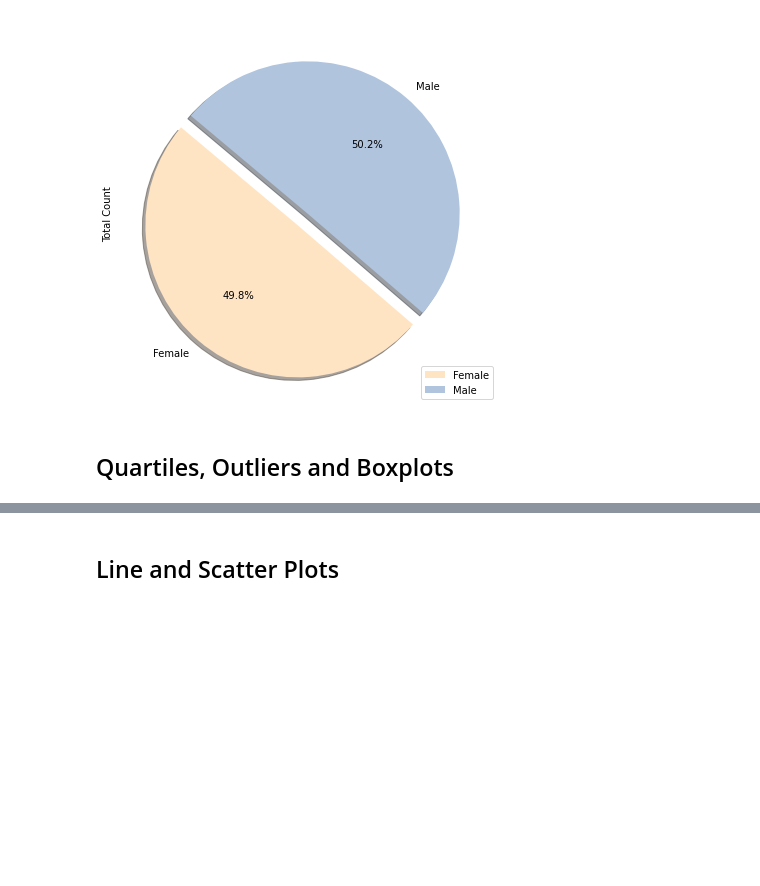
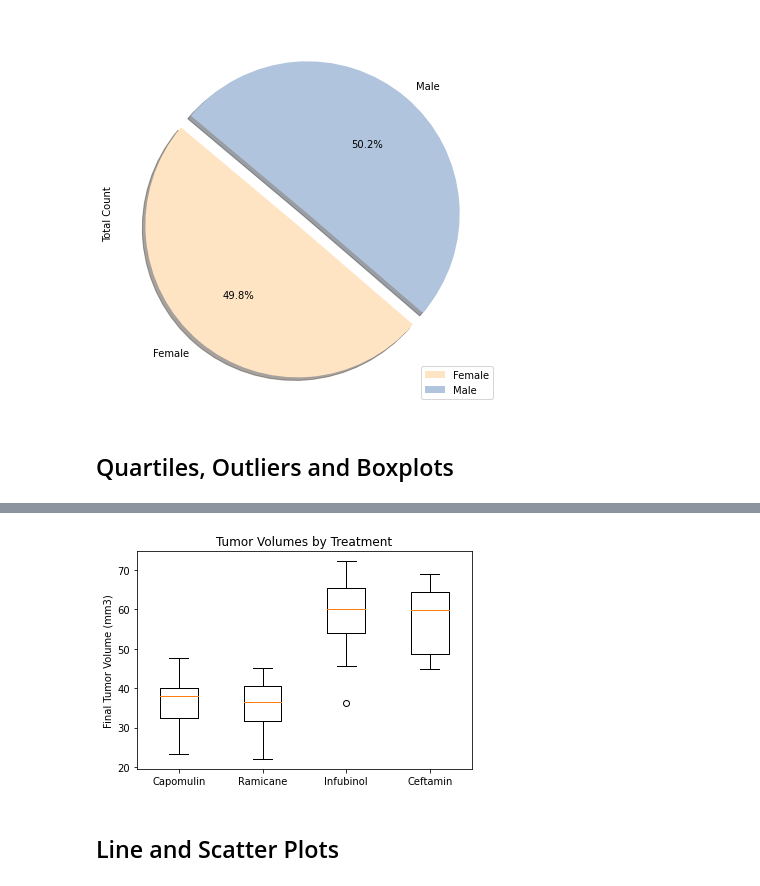
Before and after one commit to azapuchlak/Matplotlib-Homework, a Jupyter notebook: Pymaceuticals.ipynb, the cells around one changed output, grey strips where cells are left out. Cells and saved outputs as stored; diff of their text form; code cells hidden in the pictures; blank space fills up the shorter version.

Commit message:
Started Line & Scatter Plots

```diff
--- a/Pymaceuticals.ipynb
+++ b/Pymaceuticals.ipynb
@@ -166,6 +170,9 @@ plot = mouse_gender.plot.pie(y='Total Count',figsize=(7,7), colors = colors, sta
 # Capomulin, Ramicane, Infubinol, and Ceftamin
 
 # Start by getting the last (greatest) timepoint for each mouse
-
+max_tp = pd.DataFrame(clean_data.groupby('Mouse ID')['Timepoint'].max().sort_values()).reset_index().rename(columns={'Timepoint': 'max_timepoint'})
+max_tp
 
 # Merge this group df with the original dataframe to get the tumor volume at the last timepoint
+tumor_vol_df = pd.merge(clean_data, max_tp, on='Mouse ID')
+tumor_vol_df.head()
@@ -172,17 +186,36 @@ plot = mouse_gender.plot.pie(y='Total Count',figsize=(7,7), colors = colors, sta
 # %%
 # Put treatments into a list for for loop (and later for plot labels)
-
+treatments = ['Capomulin', 'Ramicane', 'Infubinol', 'Ceftamin']
 
 # Create empty list to fill with tumor vol data (for plotting)
-
+tumor_vol2_df = []
 
 # Calculate the IQR and quantitatively determine if there are any potential outliers.
 
+# Locate the rows which contain mice on each drug and get the tumor volumes
 
-    # Locate the rows which contain mice on each drug and get the tumor volumes
+for treatment in treatments:
 
+    treatment_df = tumor_vol_df.loc[tumor_vol_df['Drug Regimen'] == treatment]
 
     # add subset
+    new_TV_df = treatment_df.loc[treatment_df['Timepoint'] == treatment_df['max_timepoint']]
 
+    # Create a series that consists of all final volume values for each regimen
+    data = new_TV_df['Tumor Volume (mm3)']
+    tumor_vol2_df.append(data)
 
-    # Determine outliers using upper and lower bounds
+    #Set low & high quartiles/bounds
+    quartiles = data.quantile([.25,.5,.75])
+    lowerq = quartiles[0.25]
+    upperq = quartiles[0.75]
+    iqr = upperq-lowerq
+
+    lower_bound = lowerq - (1.5*iqr)
+    upper_bound = upperq + (1.5*iqr)
+
+    #Find Outliers
+    outliers_count = (data.loc[(new_TV_df['Tumor Volume (mm3)'] >= upper_bound) |
+                                        (new_TV_df['Tumor Volume (mm3)'] <= lower_bound)]).count()
+    print(f'IQR of {treatment}: {iqr}')
+    print(f'Number of {treatment} outliers: {outliers_count}')
@@ -189,5 +231,14 @@ plot = mouse_gender.plot.pie(y='Total Count',figsize=(7,7), colors = colors, sta
 # %%
 # Generate a box plot of the final tumor volume of each mouse across four regimens of interest
+plt.boxplot(tumor_vol2_df)
+
+plt.title('Tumor Volumes by Treatment')
+plt.ylabel('Final Tumor Volume (mm3)')
+plt.xticks([1, 2, 3, 4], ['Capomulin', 'Ramicane', 'Infubinol', 'Ceftamin'])
+
+plt.show()
+# %% [output]
+[figure, added]
 # %% [markdown]
 ## Line and Scatter Plots
 # %%
```
Also changed, not shown: parts of 6 cells of this notebook.
